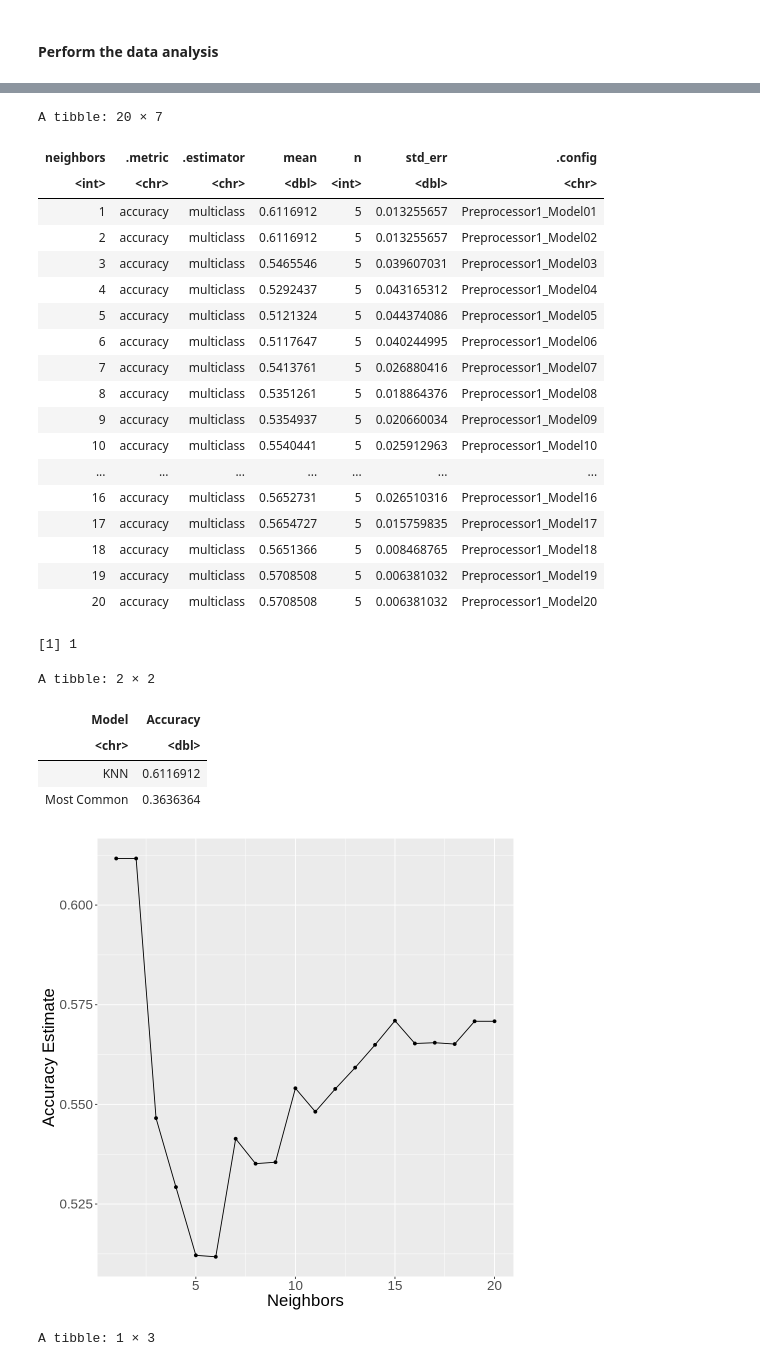
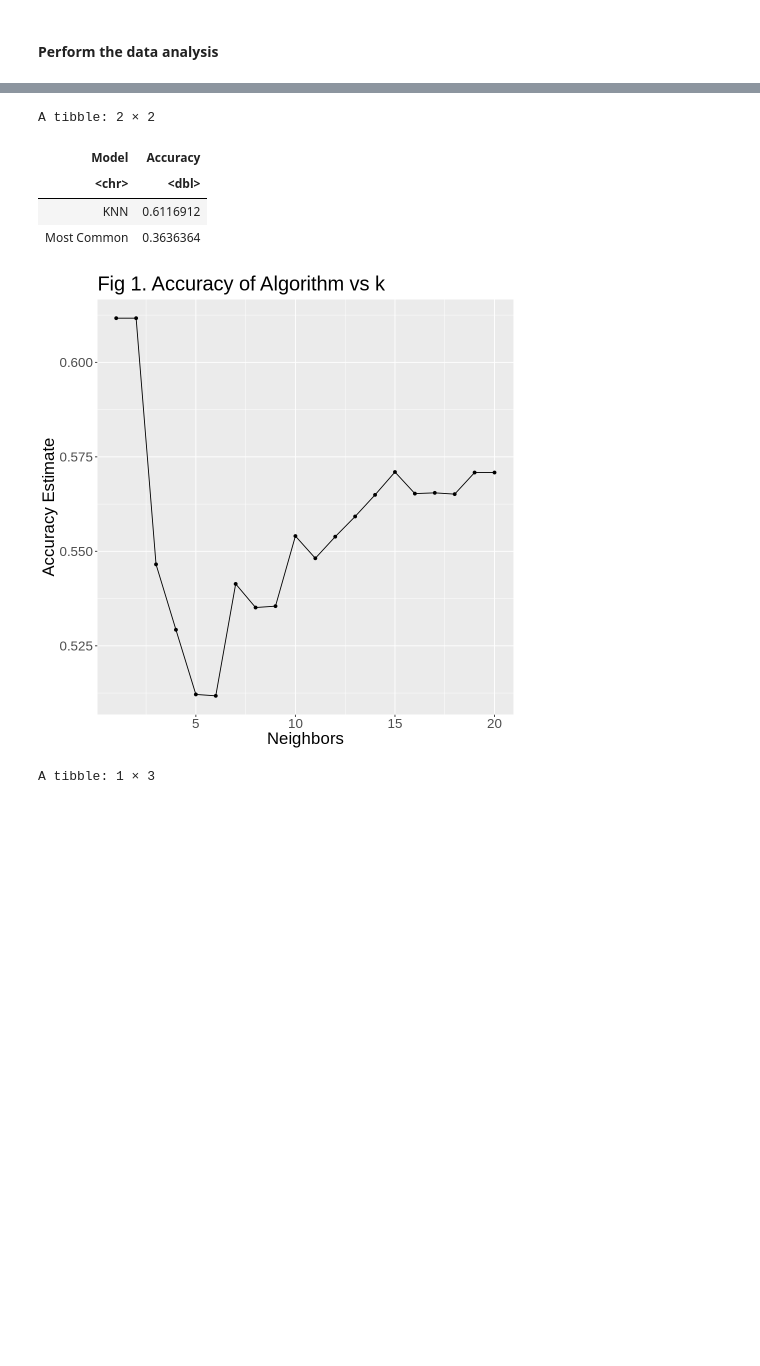
Before and after one commit to omairqazi29/DSCI100, a Jupyter notebook: Report.ipynb, the cells around one changed output, grey strips where cells are left out. Cells and saved outputs as stored; diff of their text form; code cells hidden in the pictures; blank space fills up the shorter version.

```diff
--- a/Report.ipynb
+++ b/Report.ipynb
@@ -127,13 +137,12 @@ knn_results <- workflow() |>
 accuracies <- knn_results |>
     filter(.metric =="accuracy")
 
-accuracies
-
 accuracy_vs_k <- ggplot(accuracies, aes(x = neighbors, y = mean)) +
   geom_point() +
   geom_line() +
   labs(x = "Neighbors", y = "Accuracy Estimate") +
-  theme(text = element_text(size = 20))
+  theme(text = element_text(size = 20)) +
+  ggtitle("Fig 1. Accuracy of Algorithm vs k")
 accuracy_vs_k
 # TODO: might be a good idea to do forward selection to choose a subset of predictors https://datasciencebook.ca/classification2.html#fig:06-fwdsel-3
 #       but this is probably overkill for this project
@@ -150,57 +159,37 @@ class_counts <- table(glass_train$glass_type)
 # Get the class with the highest count
 most_common_class <- names(which.max(class_counts))
 # Create a vector of predictions for the test data using the most common class
 most_common_predictions <- rep(most_common_class, nrow(glass_test))
 # Calculate the accuracy of the baseline model
 most_common_accuracy <- mean(most_common_predictions == glass_test$glass_type)
 
 accuracy_tbl <- tibble(Model = c("KNN", "Most Common"),
                        Accuracy = c(knn_accuracy, most_common_accuracy)) #!!!
 accuracy_tbl
 # %% [output]
 ! Fold1: internal:
   No observations were detected in `truth` for level(s): 'vehicle_window...
   Computation will proceed by ignoring those levels.
 
 ! Fold2: internal:
   No observations were detected in `truth` for level(s): 'tableware'
   Computation will proceed by ignoring those levels.
 
 ! Fold3: internal:
   No observations were detected in `truth` for level(s): 'tableware'
   Computation will proceed by ignoring those levels.
 
 ! Fold4: internal:
   No observations were detected in `truth` for level(s): 'containers'
   Computation will proceed by ignoring those levels.
 
 ! Fold5: internal:
   No observations were detected in `truth` for level(s): 'tableware'
   Computation will proceed by ignoring those levels.
-A tibble: 20 × 7
+A tibble: 2 × 2
-| neighbors | .metric | .estimator | mean | n | std_err | .config |
-| <int> | <chr> | <chr> | <dbl> | <int> | <dbl> | <chr> |
-| 1 | accuracy | multiclass | 0.6116912 | 5 | 0.013255657 | Preprocessor1_Model01 |
-| 2 | accuracy | multiclass | 0.6116912 | 5 | 0.013255657 | Preprocessor1_Model02 |
-| 3 | accuracy | multiclass | 0.5465546 | 5 | 0.039607031 | Preprocessor1_Model03 |
-| 4 | accuracy | multiclass | 0.5292437 | 5 | 0.043165312 | Preprocessor1_Model04 |
-| 5 | accuracy | multiclass | 0.5121324 | 5 | 0.044374086 | Preprocessor1_Model05 |
-| 6 | accuracy | multiclass | 0.5117647 | 5 | 0.040244995 | Preprocessor1_Model06 |
-| 7 | accuracy | multiclass | 0.5413761 | 5 | 0.026880416 | Preprocessor1_Model07 |
-| 8 | accuracy | multiclass | 0.5351261 | 5 | 0.018864376 | Preprocessor1_Model08 |
-| 9 | accuracy | multiclass | 0.5354937 | 5 | 0.020660034 | Preprocessor1_Model09 |
-| 10 | accuracy | multiclass | 0.5540441 | 5 | 0.025912963 | Preprocessor1_Model10 |
-| ... | ... | ... | ... | ... | ... | ... |
-| 16 | accuracy | multiclass | 0.5652731 | 5 | 0.026510316 | Preprocessor1_Model16 |
-| 17 | accuracy | multiclass | 0.5654727 | 5 | 0.015759835 | Preprocessor1_Model17 |
-| 18 | accuracy | multiclass | 0.5651366 | 5 | 0.008468765 | Preprocessor1_Model18 |
-| 19 | accuracy | multiclass | 0.5708508 | 5 | 0.006381032 | Preprocessor1_Model19 |
-| 20 | accuracy | multiclass | 0.5708508 | 5 | 0.006381032 | Preprocessor1_Model20 |
+| Model | Accuracy |
+| <chr> | <dbl> |
+| KNN | 0.6116912 |
+| Most Common | 0.3636364 |
-[1] 1
-A tibble: 2 × 2
-| Model | Accuracy |
-| <chr> | <dbl> |
-| KNN | 0.6116912 |
-| Most Common | 0.3636364 |
-[figure, old version]
+[figure, new version]
 # %%
```
Also changed, not shown: parts of 3 cells of this notebook.
